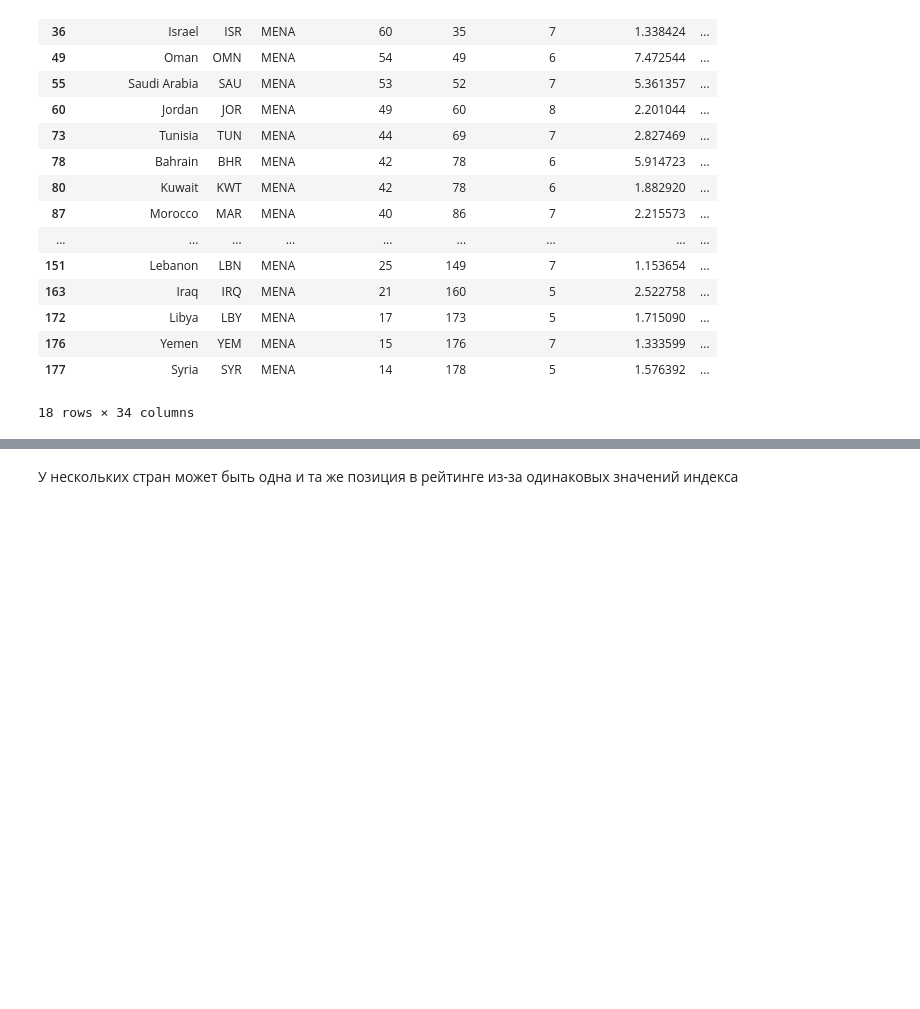
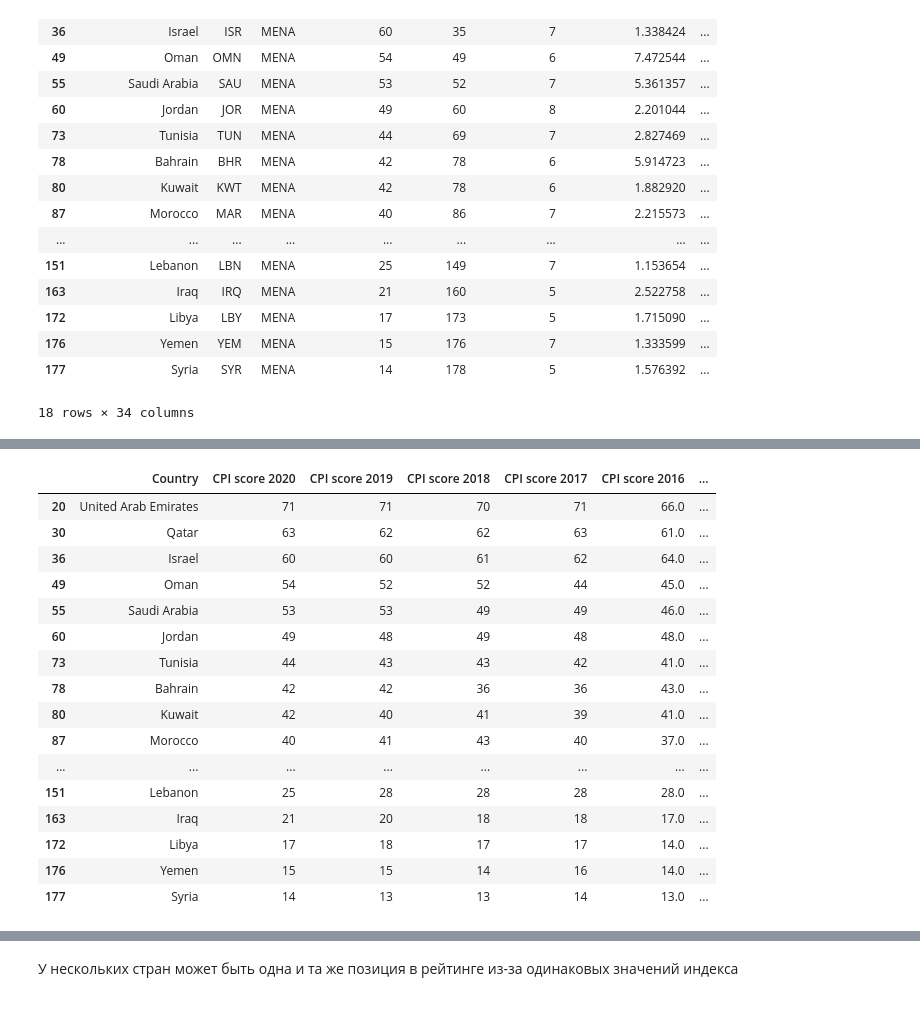
Before and after one commit to alpolyakov/---6-11---, a Jupyter notebook: notebooksEdit/A1_Descriptive_Analysis.ipynb, the cells around one changed output, grey strips where cells are left out. Saved outputs shown, nothing was run; the diff lists cells and outputs as text; code cells hidden in the pictures; blank space fills up the shorter version.

```diff
--- a/notebooksEdit/A1_Descriptive_Analysis.ipynb
+++ b/notebooksEdit/A1_Descriptive_Analysis.ipynb
@@ -151,0 +151,26 @@ df2
+# %%
+#df2.loc[20, "Country"]
+mas7 = [0, 3, 7, 11, 15, 19, 22, 25, 28, 31]
+df7 = df2.iloc[0:len(df2), mas7]
+df10R = dfRussia.iloc[0, mas7]    #данные по CPI score за 2012-2020 годы для России
+
+#данные по CPI score за 2012-2020 годы
+df7
+# %% [output]
+|  | Country | CPI score 2020 | CPI score 2019 | CPI score 2018 | CPI score 2017 | CPI score 2016 | ... |
+| 20 | United Arab Emirates | 71 | 71 | 70 | 71 | 66.0 | ... |
+| 30 | Qatar | 63 | 62 | 62 | 63 | 61.0 | ... |
+| 36 | Israel | 60 | 60 | 61 | 62 | 64.0 | ... |
+| 49 | Oman | 54 | 52 | 52 | 44 | 45.0 | ... |
+| 55 | Saudi Arabia | 53 | 53 | 49 | 49 | 46.0 | ... |
+| 60 | Jordan | 49 | 48 | 49 | 48 | 48.0 | ... |
+| 73 | Tunisia | 44 | 43 | 43 | 42 | 41.0 | ... |
+| 78 | Bahrain | 42 | 42 | 36 | 36 | 43.0 | ... |
+| 80 | Kuwait | 42 | 40 | 41 | 39 | 41.0 | ... |
+| 87 | Morocco | 40 | 41 | 43 | 40 | 37.0 | ... |
+| ... | ... | ... | ... | ... | ... | ... | ... |
+| 151 | Lebanon | 25 | 28 | 28 | 28 | 28.0 | ... |
+| 163 | Iraq | 21 | 20 | 18 | 18 | 17.0 | ... |
+| 172 | Libya | 17 | 18 | 17 | 17 | 14.0 | ... |
+| 176 | Yemen | 15 | 15 | 14 | 16 | 14.0 | ... |
+| 177 | Syria | 14 | 13 | 13 | 14 | 13.0 | ... |
```
Also changed, not shown: parts of 20 cells of this notebook, 1 other file.
